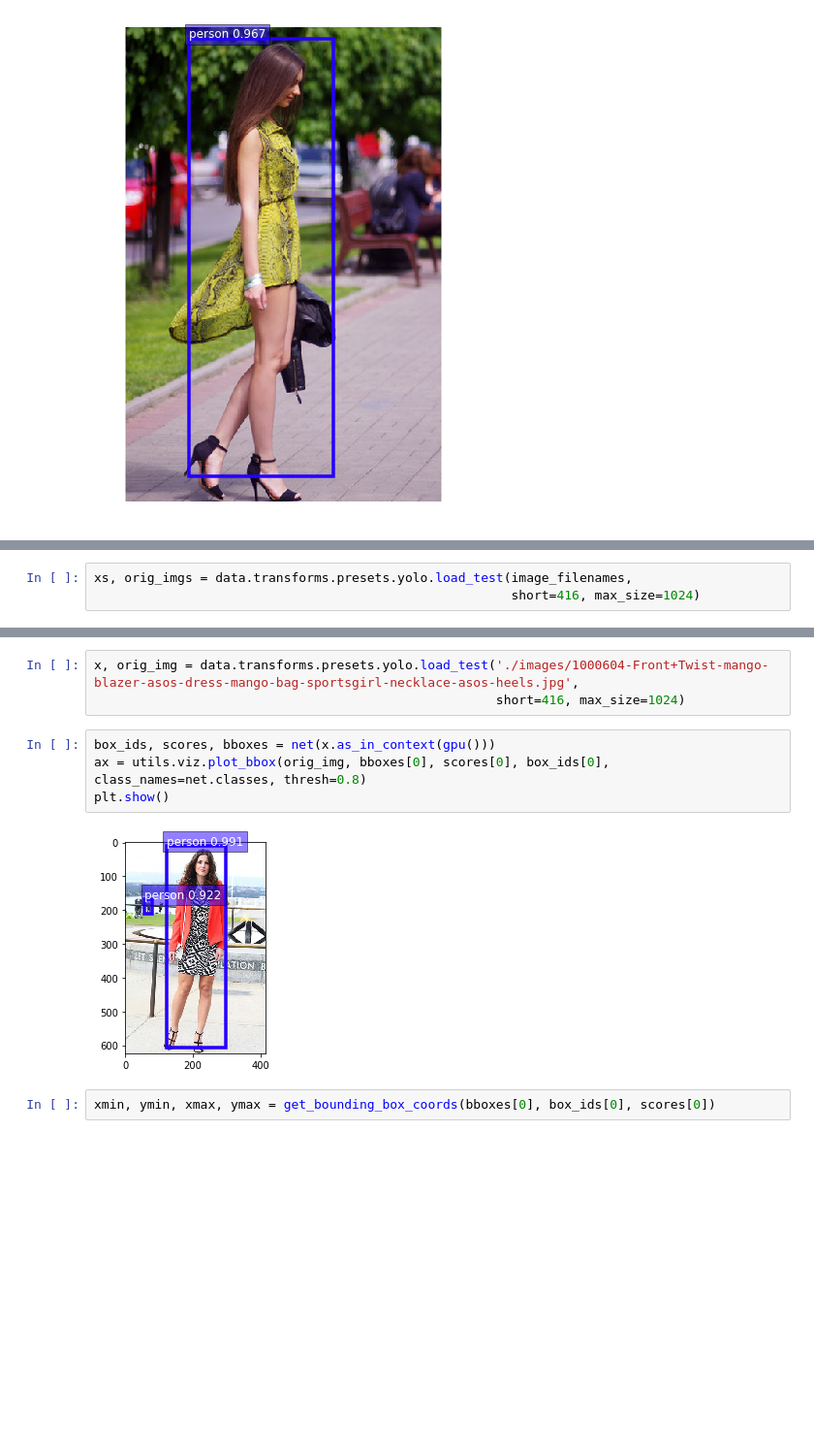
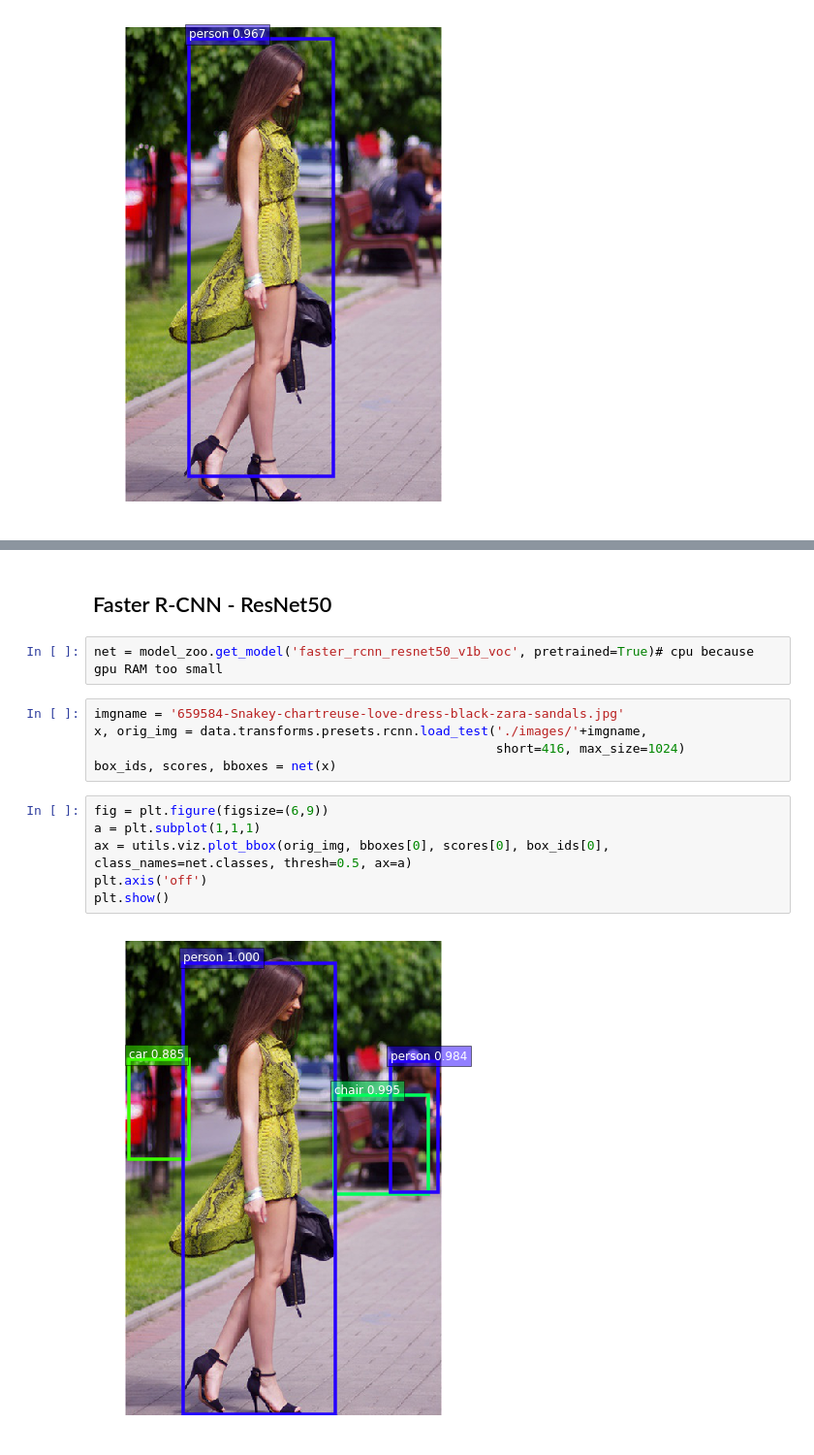
Before and after one commit to changhongjie/bt4222-chictopia, a Jupyter notebook: Background Removal.ipynb, the cells around one changed output, grey strips where cells are left out. Shown at 97% size. Drawn from its saved outputs; the diff is of its cells as text; blank space fills up the shorter version.

```diff
--- a/Background Removal.ipynb
+++ b/Background Removal.ipynb
@@ -263,3 +85,0 @@ Instantiate all images in memory, very slow due to RAM fully used.
-# %%
-xs, orig_imgs = data.transforms.presets.yolo.load_test(image_filenames,
-                                                       short=416, max_size=1024)
@@ -276,11 +86,17 @@ Single image test
-# %%
-x, orig_img = data.transforms.presets.yolo.load_test('./images/1000604-Front+Twist-mango-blazer-asos-dress-mango-bag-sportsgirl-necklace-asos-heels.jpg',
-                                                     short=416, max_size=1024)
-# %%
-box_ids, scores, bboxes = net(x.as_in_context(gpu()))
-ax = utils.viz.plot_bbox(orig_img, bboxes[0], scores[0], box_ids[0], class_names=net.classes, thresh=0.8)
-plt.show()
-# %% [output]
-[figure, removed]
-# %%
-xmin, ymin, xmax, ymax = get_bounding_box_coords(bboxes[0], box_ids[0], scores[0])
+# %% [markdown]
+## Faster R-CNN - ResNet50
+# %%
+net = model_zoo.get_model('faster_rcnn_resnet50_v1b_voc', pretrained=True)# cpu because gpu RAM too small
+# %%
+imgname = '659584-Snakey-chartreuse-love-dress-black-zara-sandals.jpg'
+x, orig_img = data.transforms.presets.rcnn.load_test('./images/'+imgname,
+                                                     short=416, max_size=1024)
+box_ids, scores, bboxes = net(x)
+# %%
+fig = plt.figure(figsize=(6,9))
+a = plt.subplot(1,1,1)
+ax = utils.viz.plot_bbox(orig_img, bboxes[0], scores[0], box_ids[0], class_names=net.classes, thresh=0.5, ax=a)
+plt.axis('off')
+plt.show()
+# %% [output]
+[figure, added]
```
Also changed, not shown: parts of 54 cells of this notebook, 1 other file.
